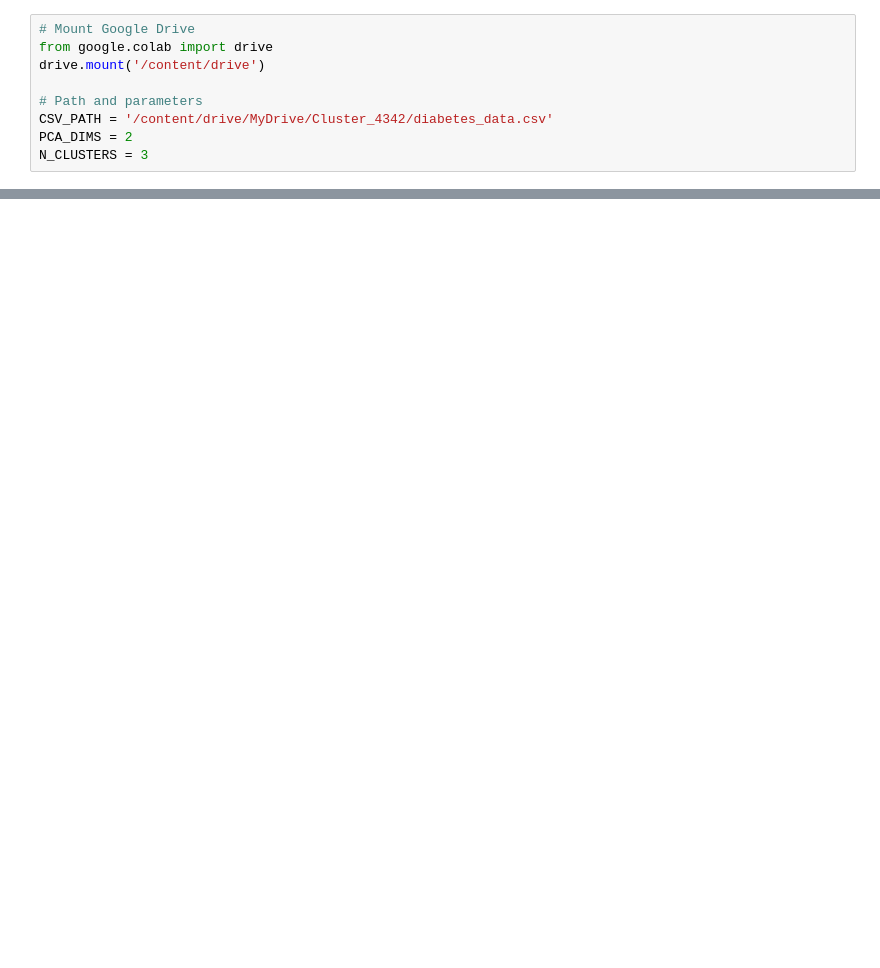
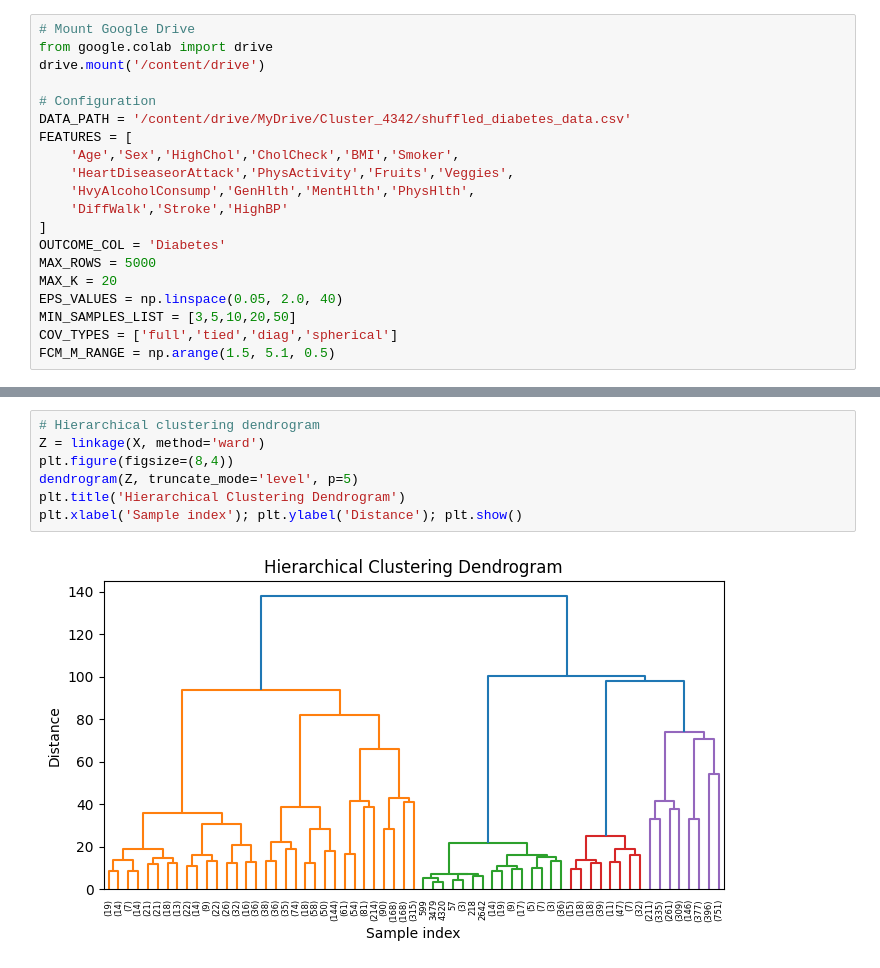
Before and after one commit to LucasChaney/CMPSCI4342, a Jupyter notebook: Proj_3/Cluster_Analysis.ipynb, the cells around one changed output, grey strips where cells are left out. Saved outputs shown, nothing was run; the diff lists cells and outputs as text; blank space fills up the shorter version.

```diff
--- a/Proj_3/Cluster_Analysis.ipynb
+++ b/Proj_3/Cluster_Analysis.ipynb
@@ -72,8 +53,19 @@ Wed May  7 18:16:33 2025
 from google.colab import drive
 drive.mount('/content/drive')
 
-# Path and parameters
-CSV_PATH = '/content/drive/MyDrive/Cluster_4342/diabetes_data.csv'
-PCA_DIMS = 2
-N_CLUSTERS = 3
+# Configuration
+DATA_PATH = '/content/drive/MyDrive/Cluster_4342/shuffled_diabetes_data.csv'
+FEATURES = [
+    'Age','Sex','HighChol','CholCheck','BMI','Smoker',
+    'HeartDiseaseorAttack','PhysActivity','Fruits','Veggies',
+    'HvyAlcoholConsump','GenHlth','MentHlth','PhysHlth',
+    'DiffWalk','Stroke','HighBP'
+]
+OUTCOME_COL = 'Diabetes'
+MAX_ROWS = 5000
+MAX_K = 20
+EPS_VALUES = np.linspace(0.05, 2.0, 40)
+MIN_SAMPLES_LIST = [3,5,10,20,50]
+COV_TYPES = ['full','tied','diag','spherical']
+FCM_M_RANGE = np.arange(1.5, 5.1, 0.5)
 # %% [output]
@@ -116,0 +93,9 @@ plt.xlabel('PC1'); plt.ylabel('PC2'); plt.title('True Labels (PCA)'); plt.show()
+# %%
+# Hierarchical clustering dendrogram
+Z = linkage(X, method='ward')
+plt.figure(figsize=(8,4))
+dendrogram(Z, truncate_mode='level', p=5)
+plt.title('Hierarchical Clustering Dendrogram')
+plt.xlabel('Sample index'); plt.ylabel('Distance'); plt.show()
+# %% [output]
+[figure, added]
```
Also changed, not shown: parts of 11 cells of this notebook.
